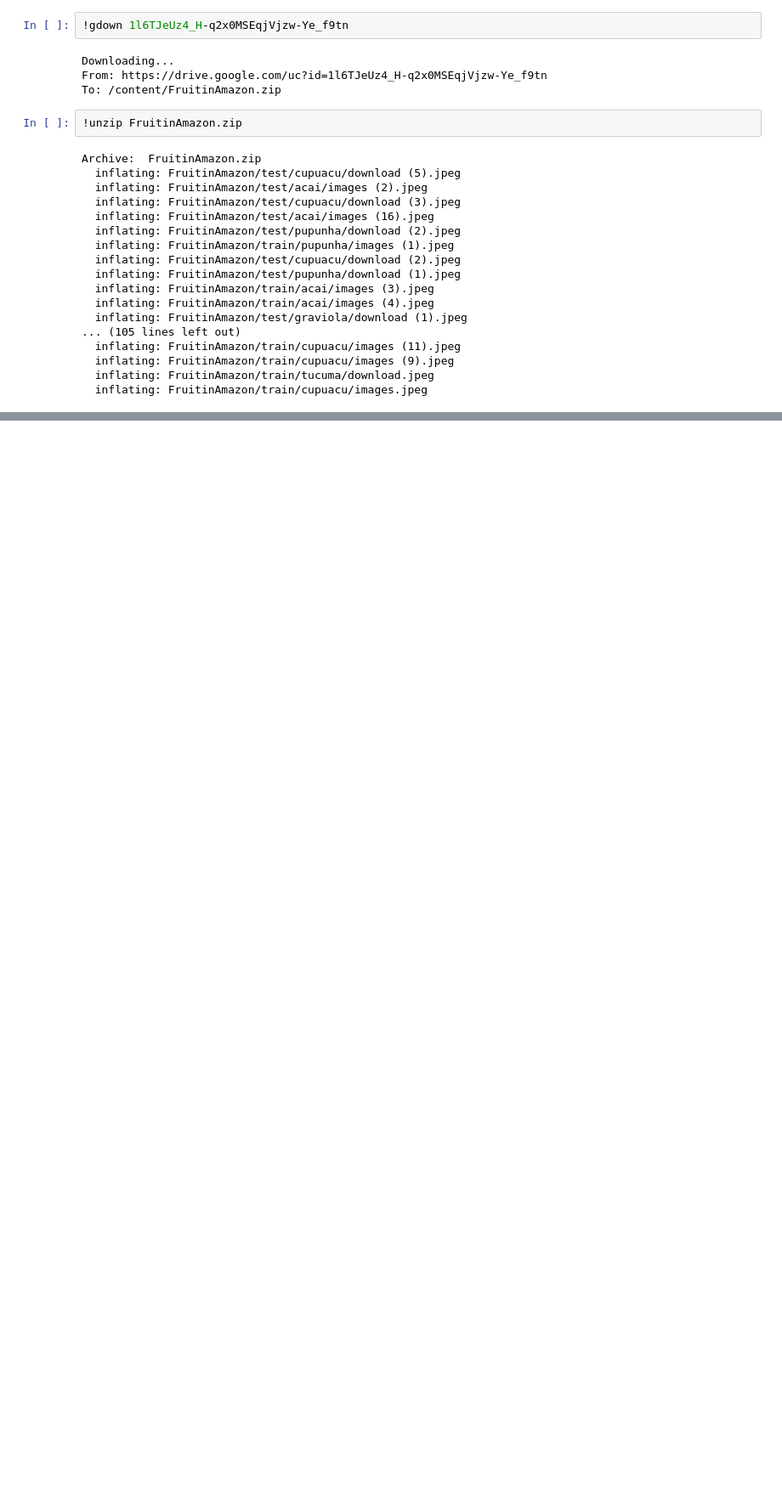
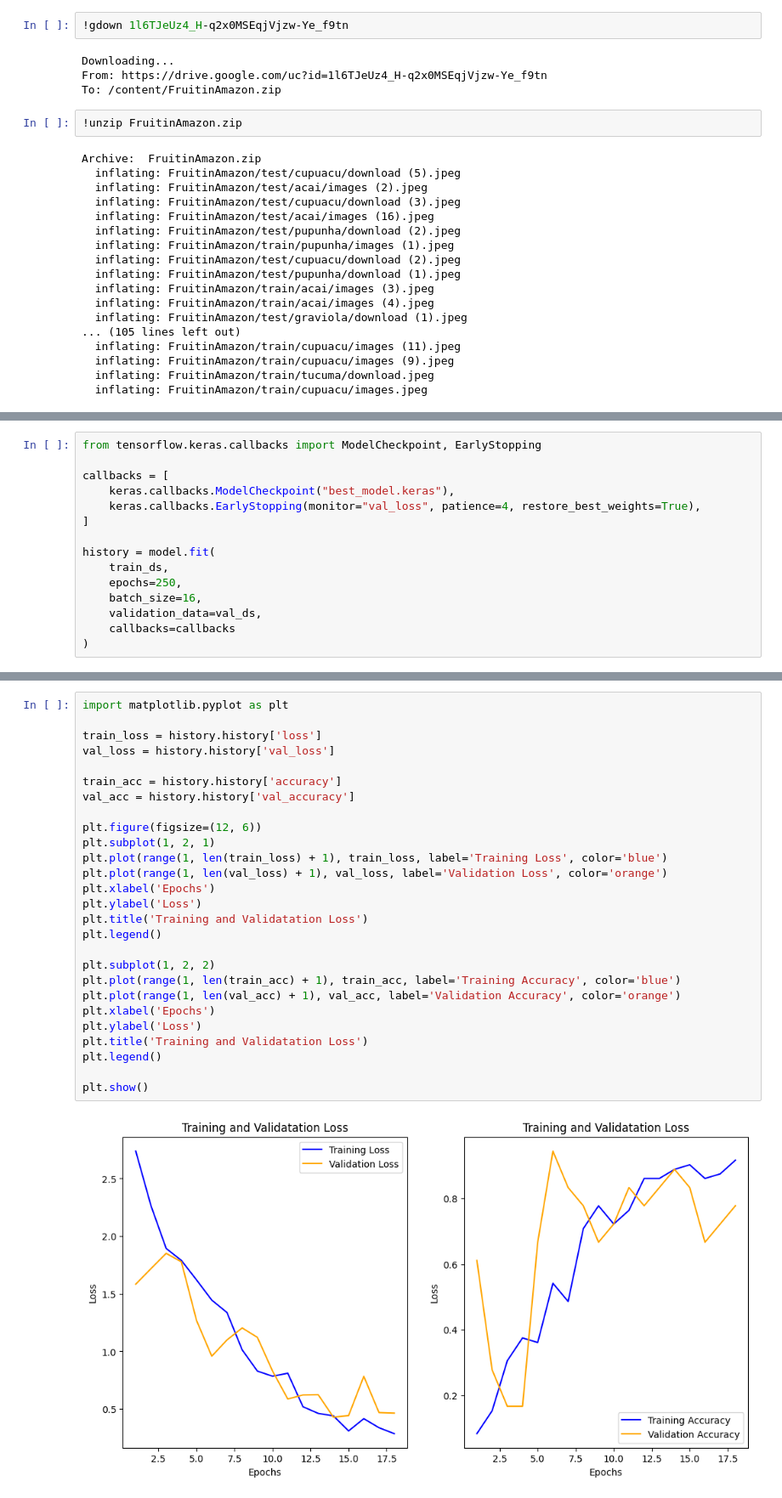
Before and after one commit to yugeenzsm/AI-ML-, a Jupyter notebook: Workshop5_AIML.ipynb, the cells around one changed output, grey strips where cells are left out. Shown at 85% size. Saved outputs shown, nothing was run; the diff lists cells and outputs as text; blank space fills up the shorter version.

```diff
--- a/Workshop5_AIML.ipynb
+++ b/Workshop5_AIML.ipynb
@@ -256,0 +240,15 @@ TypeError: 'ellipsis' object is not iterable
+# %%
+from tensorflow.keras.callbacks import ModelCheckpoint, EarlyStopping
+
+callbacks = [
+    keras.callbacks.ModelCheckpoint("best_model.keras"),
+    keras.callbacks.EarlyStopping(monitor="val_loss", patience=4, restore_best_weights=True),
+]
+
+history = model.fit(
+    train_ds,
+    epochs=250,
+    batch_size=16,
+    validation_data=val_ds,
+    callbacks=callbacks
+)
@@ -256,0 +273,29 @@ TypeError: 'ellipsis' object is not iterable
+# %%
+import matplotlib.pyplot as plt
+
+train_loss = history.history['loss']
+val_loss = history.history['val_loss']
+
+train_acc = history.history['accuracy']
+val_acc = history.history['val_accuracy']
+
+plt.figure(figsize=(12, 6))
+plt.subplot(1, 2, 1)
+plt.plot(range(1, len(train_loss) + 1), train_loss, label='Training Loss', color='blue')
+plt.plot(range(1, len(val_loss) + 1), val_loss, label='Validation Loss', color='orange')
+plt.xlabel('Epochs')
+plt.ylabel('Loss')
+plt.title('Training and Validatation Loss')
+plt.legend()
+
+plt.subplot(1, 2, 2)
+plt.plot(range(1, len(train_acc) + 1), train_acc, label='Training Accuracy', color='blue')
+plt.plot(range(1, len(val_acc) + 1), val_acc, label='Validation Accuracy', color='orange')
+plt.xlabel('Epochs')
+plt.ylabel('Loss')
+plt.title('Training and Validatation Loss')
+plt.legend()
+
+plt.show()
+# %% [output]
+[figure, added]
```
Also changed, not shown: parts of 15 cells of this notebook.
